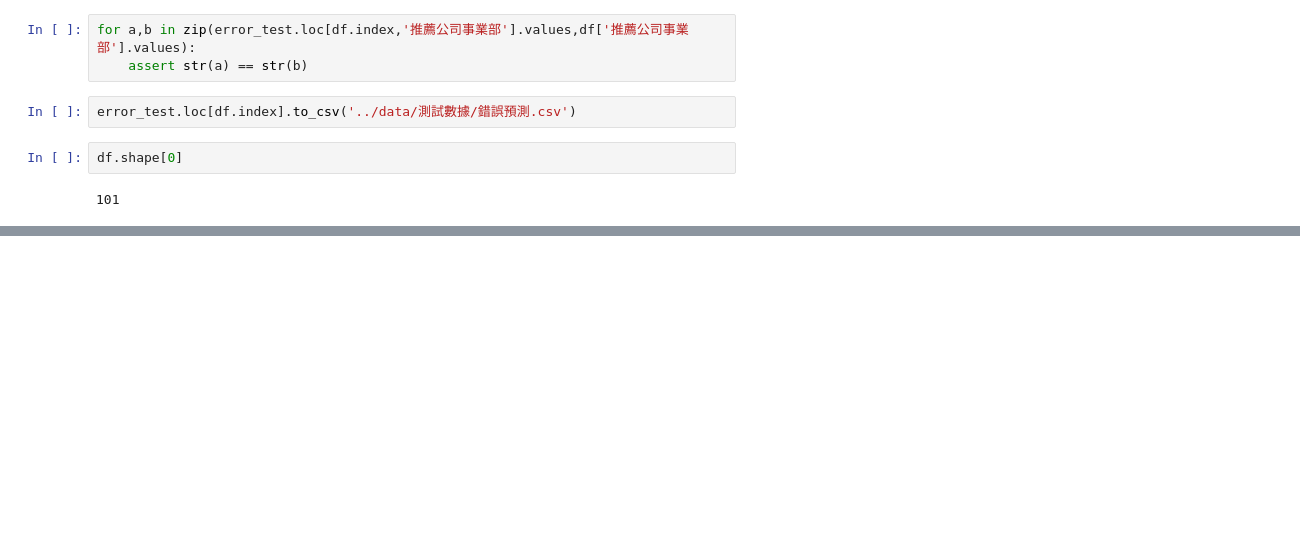
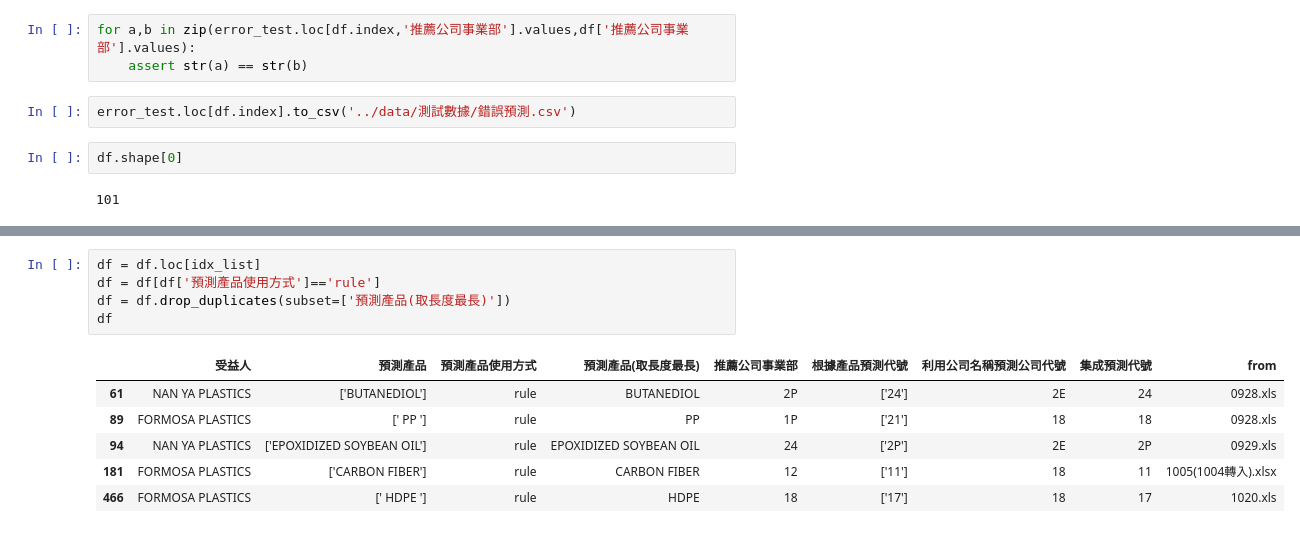
Before and after one commit to skywalker0803r/Letter-of-Credit-Intelligent-Auxiliary-Semantic-Analysis-System, a Jupyter notebook: notebook/測試結果debug.ipynb, the cells around one changed output, grey strips where cells are left out. Drawn from its saved outputs; the diff is of its cells as text; blank space fills up the shorter version.

```diff
--- a/notebook/測試結果debug.ipynb
+++ b/notebook/測試結果debug.ipynb
@@ -63,0 +72,12 @@ df.shape[0]
+# %%
+df = df.loc[idx_list]
+df = df[df['預測產品使用方式']=='rule']
+df = df.drop_duplicates(subset=['預測產品(取長度最長)'])
+df
+# %% [output]
+|  | 受益人 | 預測產品 | 預測產品使用方式 | 預測產品(取長度最長) | 推薦公司事業部 | 根據產品預測代號 | 利用公司名稱預測公司代號 | 集成預測代號 | from |
+| 61 | NAN YA PLASTICS | ['BUTANEDIOL'] | rule | BUTANEDIOL | 2P | ['24'] | 2E | 24 | 0928.xls |
+| 89 | FORMOSA PLASTICS | [' PP '] | rule | PP | 1P | ['21'] | 18 | 18 | 0928.xls |
+| 94 | NAN YA PLASTICS | ['EPOXIDIZED SOYBEAN OIL'] | rule | EPOXIDIZED SOYBEAN OIL | 24 | ['2P'] | 2E | 2P | 0929.xls |
+| 181 | FORMOSA PLASTICS | ['CARBON FIBER'] | rule | CARBON FIBER | 12 | ['11'] | 18 | 11 | 1005(1004轉入).xlsx |
+| 466 | FORMOSA PLASTICS | [' HDPE '] | rule | HDPE | 18 | ['17'] | 18 | 17 | 1020.xls |
```
Also changed, not shown: parts of 8 cells of this notebook, 1 other file.
